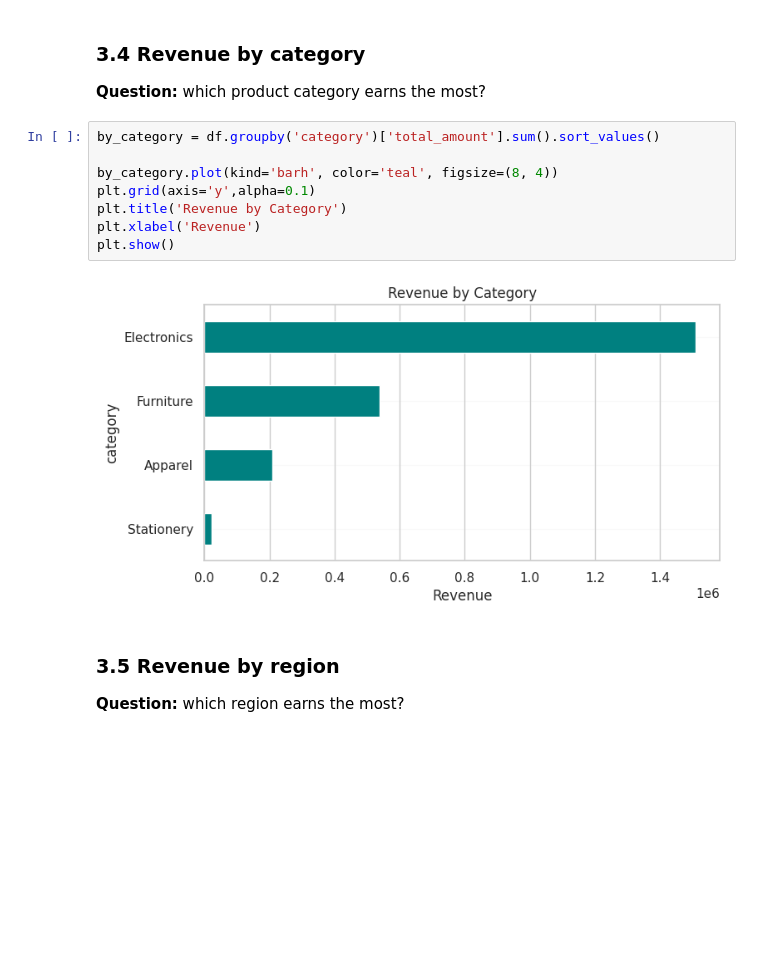
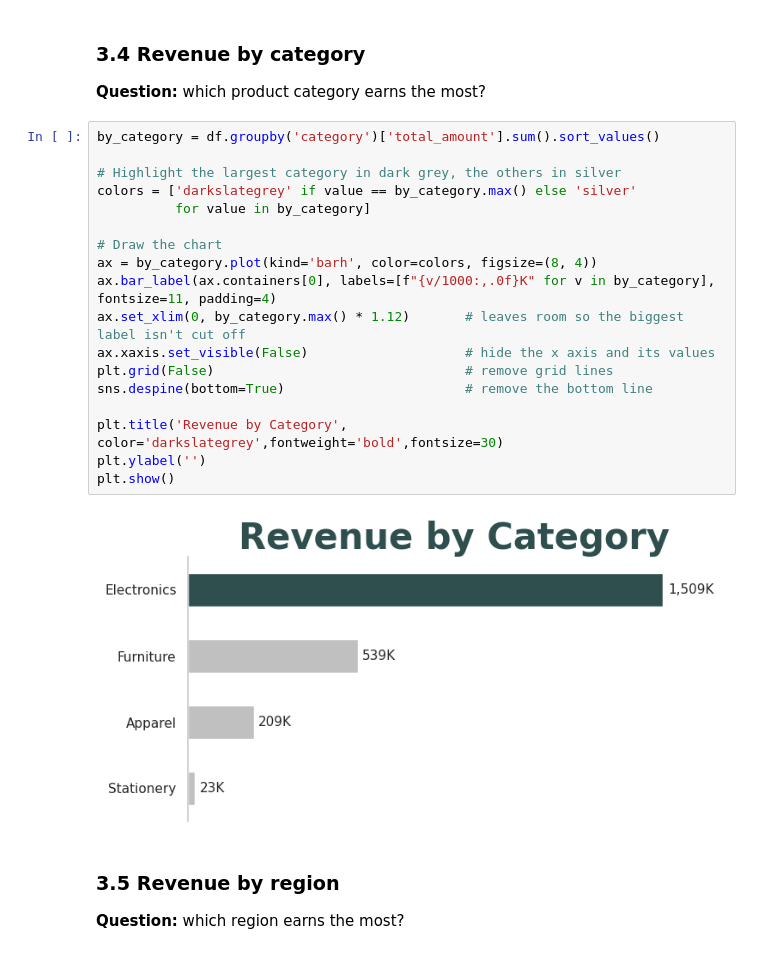
Before and after one commit to bungei53/retail-sales-analysis-kenya, a Jupyter notebook: 01_eda_visualization_simple_(1).ipynb, the cells around one changed output. Saved outputs shown, nothing was run; the diff lists cells and outputs as text; blank space fills up the shorter version.

```diff
--- a/01_eda_visualization_simple_(1).ipynb
+++ b/01_eda_visualization_simple_(1).ipynb
@@ -241,16 +255,26 @@ Q4 share of revenue: 46 %
 # %% [markdown]
 ### 3.4 Revenue by category
 **Question:** which product category earns the most?
-# %%
-by_category = df.groupby('category')['total_amount'].sum().sort_values()
-
-by_category.plot(kind='barh', color='teal', figsize=(8, 4))
-plt.grid(axis='y',alpha=0.1)
-plt.title('Revenue by Category')
-plt.xlabel('Revenue')
-plt.show()
-# %% [output]
-[figure, removed]
+# %%
+by_category = df.groupby('category')['total_amount'].sum().sort_values()
+
+# Highlight the largest category in dark grey, the others in silver
+colors = ['darkslategrey' if value == by_category.max() else 'silver'
+          for value in by_category]
+
+# Draw the chart
+ax = by_category.plot(kind='barh', color=colors, figsize=(8, 4))
+ax.bar_label(ax.containers[0], labels=[f"{v/1000:,.0f}K" for v in by_category], fontsize=11, padding=4)
+ax.set_xlim(0, by_category.max() * 1.12)       # leaves room so the biggest label isn't cut off
+ax.xaxis.set_visible(False)                    # hide the x axis and its values
+plt.grid(False)                                # remove grid lines
+sns.despine(bottom=True)                       # remove the bottom line
+
+plt.title('Revenue by Category', color='darkslategrey',fontweight='bold',fontsize=30)
+plt.ylabel('')
+plt.show()
+# %% [output]
+[figure, added]
 # %% [markdown]
 ### 3.5 Revenue by region
 **Question:** which region earns the most?
```
Also changed, not shown: parts of 6 cells of this notebook.
